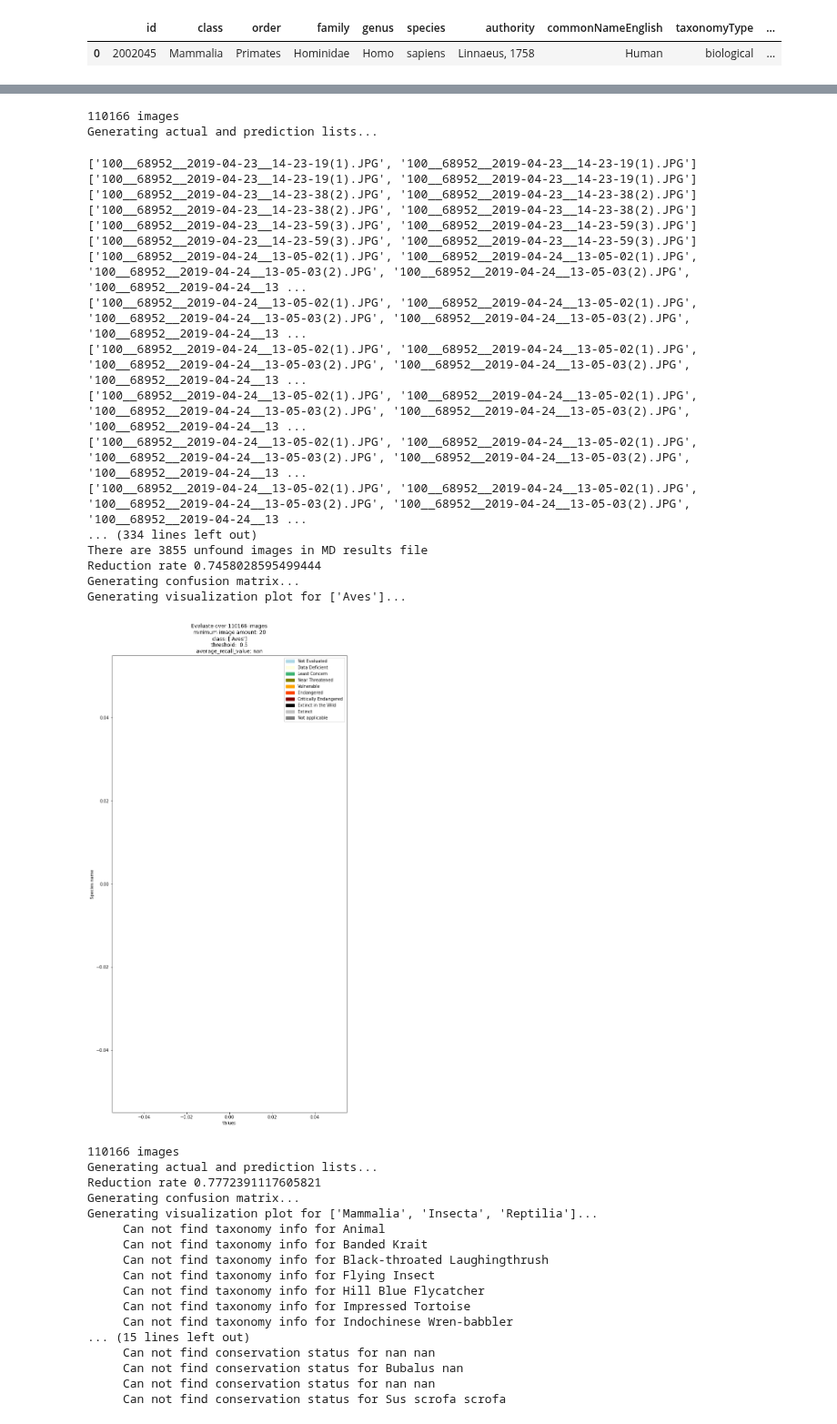
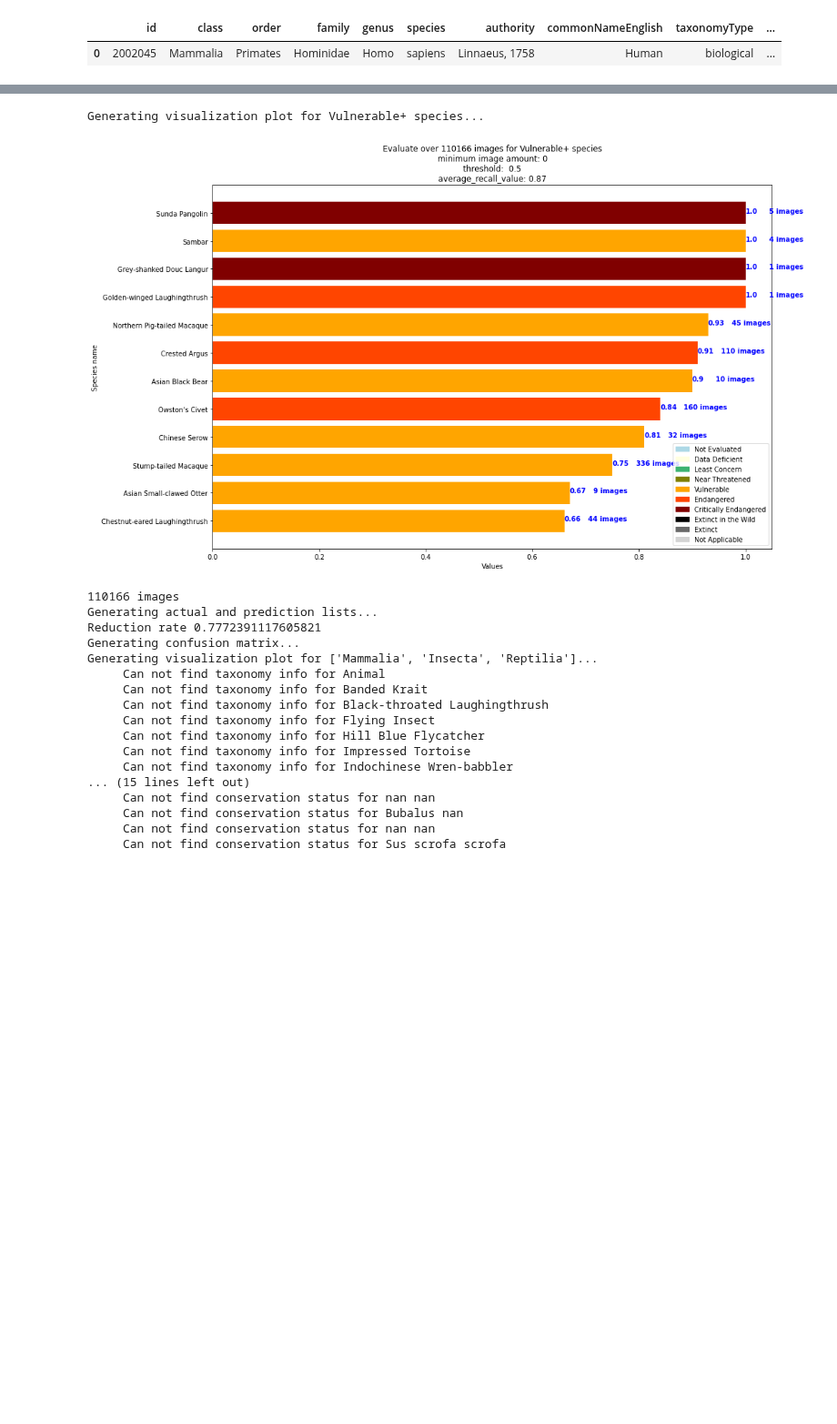
Before and after one commit to FFI-Vietnam/camtrap-tools, a Jupyter notebook: MegaDetector/confusion_matrix/02_create-confusion-matrix.ipynb, the cells around one changed output, grey strips where cells are left out. Shown at 91% size. Saved outputs shown, nothing was run; the diff lists cells and outputs as text; code cells hidden in the pictures; blank space fills up the shorter version.

```diff
--- a/MegaDetector/confusion_matrix/02_create-confusion-matrix.ipynb
+++ b/MegaDetector/confusion_matrix/02_create-confusion-matrix.ipynb
@@ -607,0 +572,23 @@ File is saved to 02_confusion-matrix.csv in Google Drive at /content/drive/My Dr
+# %%
+def create_confusion_matrix_by_conservation_status(taxon_match_table, confusion_matrix, conservation_status):
+  """
+  create a confusion matrix by conservation status
+  @params conservation_status: list of status
+    example: ["Endangered", "Vulnerable"]
+  """
+  def status_of(species):
+    return taxon_match_table[taxon_match_table['FFI_species_name'] == species]['conservation_status'].iat[0]
+
+  confusion_matrix_by_conservation_status = pd.DataFrame(index = ['Animal', 'Human', 'Blank', 'Total', 'Recall'])
+  for species in confusion_matrix.columns:
+    try: # avoid unrecorded species such as Banded Krait
+      if status_of(species) in conservation_status:
+        confusion_matrix_by_conservation_status[species] = confusion_matrix[species]
+    except:
+      pass
+  return confusion_matrix_by_conservation_status
+
+confusion_matrix_by_conservation_status = \
+create_confusion_matrix_by_conservation_status(taxon_match_table, confusion_matrix, ["Endangered", "Vulnerable", "Critically Endangered"])
+
+confusion_matrix_by_conservation_status
@@ -724,33 +698,9 @@ def recall_evaluation(THRESHOLD, taxon_class, ground_truth_table, mega_result, t
-# %%
-# read files
-ground_truth_table = read_csv_Google_drive(root, ground_truth_folder, ground_truth_file_name)
-taxon_match_table = read_csv_Google_drive(root, WI_folder, taxon_match_table_file_name)
-result_path = os.path.join(root, dataset_folder, MD_result_file_name)
-with open(result_path) as f:
-  mega_result = json.load(f)
-
-recall_evaluation(0.5, ['Aves'], ground_truth_table, mega_result, taxon_match_table, in_batch=True)
-# %% [output]
-110166 images
-Generating actual and prediction lists...
-['100__68952__2019-04-23__14-23-19(1).JPG', '100__68952__2019-04-23__14-23-19(1).JPG']
-['100__68952__2019-04-23__14-23-19(1).JPG', '100__68952__2019-04-23__14-23-19(1).JPG']
-['100__68952__2019-04-23__14-23-38(2).JPG', '100__68952__2019-04-23__14-23-38(2).JPG']
-['100__68952__2019-04-23__14-23-38(2).JPG', '100__68952__2019-04-23__14-23-38(2).JPG']
-['100__68952__2019-04-23__14-23-59(3).JPG', '100__68952__2019-04-23__14-23-59(3).JPG']
-['100__68952__2019-04-23__14-23-59(3).JPG', '100__68952__2019-04-23__14-23-59(3).JPG']
-['100__68952__2019-04-24__13-05-02(1).JPG', '100__68952__2019-04-24__13-05-02(1).JPG', '100__68952__2019-04-24__13-05-03(2).JPG', '100__68952__2019-04-24__13-05-03(2).JPG', '100__68952__2019-04-24__13 ...
-['100__68952__2019-04-24__13-05-02(1).JPG', '100__68952__2019-04-24__13-05-02(1).JPG', '100__68952__2019-04-24__13-05-03(2).JPG', '100__68952__2019-04-24__13-05-03(2).JPG', '100__68952__2019-04-24__13 ...
-['100__68952__2019-04-24__13-05-02(1).JPG', '100__68952__2019-04-24__13-05-02(1).JPG', '100__68952__2019-04-24__13-05-03(2).JPG', '100__68952__2019-04-24__13-05-03(2).JPG', '100__68952__2019-04-24__13 ...
-['100__68952__2019-04-24__13-05-02(1).JPG', '100__68952__2019-04-24__13-05-02(1).JPG', '100__68952__2019-04-24__13-05-03(2).JPG', '100__68952__2019-04-24__13-05-03(2).JPG', '100__68952__2019-04-24__13 ...
-['100__68952__2019-04-24__13-05-02(1).JPG', '100__68952__2019-04-24__13-05-02(1).JPG', '100__68952__2019-04-24__13-05-03(2).JPG', '100__68952__2019-04-24__13-05-03(2).JPG', '100__68952__2019-04-24__13 ...
-['100__68952__2019-04-24__13-05-02(1).JPG', '100__68952__2019-04-24__13-05-02(1).JPG', '100__68952__2019-04-24__13-05-03(2).JPG', '100__68952__2019-04-24__13-05-03(2).JPG', '100__68952__2019-04-24__13 ...
-... (334 lines left out)
-There are 3855 unfound images in MD results file
-Reduction rate 0.7458028595499444
-Generating confusion matrix...
-Generating visualization plot for ['Aves']...
-[figure, removed]
+# %%
+# in rare group
+visualize_recall_bargraph('Vulnerable+ species', confusion_matrix_by_conservation_status, threshold=0.5, color_dict = colors, num_image_threshold=0, legend_by_color=True, custom_size=(15,10))
+# %% [output]
+Generating visualization plot for Vulnerable+ species...
+[figure, added]
 # %%
 recall_evaluation(0.5, ['Mammalia', 'Insecta', 'Reptilia'])
 # %% [output]
```
Also changed, not shown: parts of 19 cells of this notebook.
